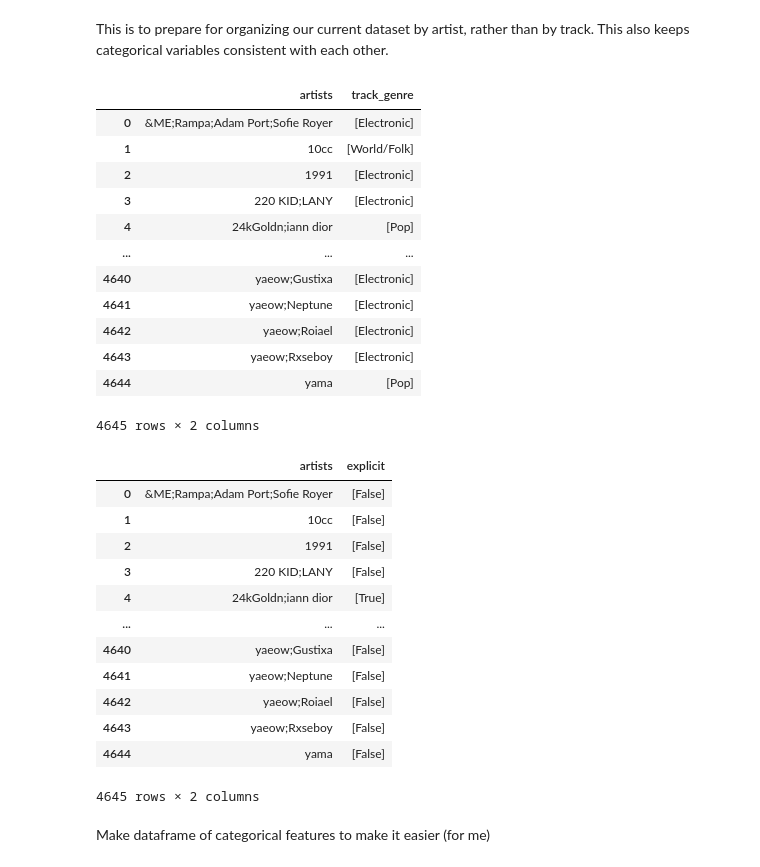
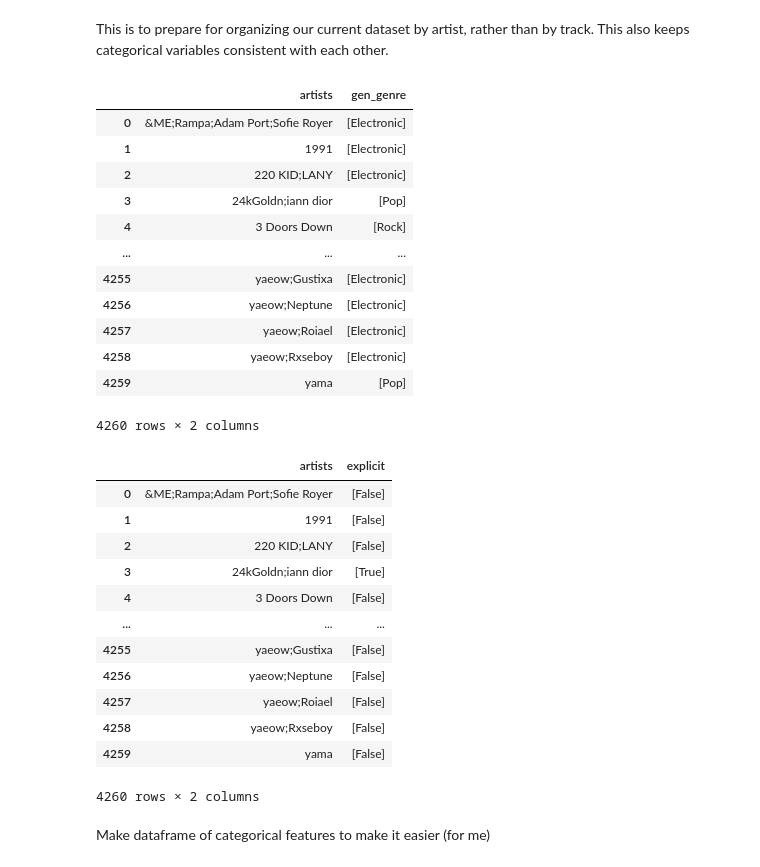
Before and after one commit to AnishJ9/Predicting-Tour-Partners-for-Songs-Using-Spotify-Dataset, a Jupyter notebook: EDA/scout_rachel_revised_advanced.ipynb, the cells around one changed output. Drawn from its saved outputs; the diff is of its cells as text; code cells hidden in the pictures.

Commit message:
Added Time filter and changed track_genre to gen_genre to allow closer genre inspection if later desired

```diff
--- a/EDA/scout_rachel_revised_advanced.ipynb
+++ b/EDA/scout_rachel_revised_advanced.ipynb
@@ -175,15 +176,7 @@ genre_mapping = {
 }
 
 # Apply the mapping
-data['track_genre'] = data['track_genre'].replace(genre_mapping)
+data['gen_genre'] = data['track_genre'].replace(genre_mapping)
-# %%
-data=data.dropna()
-data = data[data['popularity'] != 0]
-data['instrumentalness'] = np.log(data['instrumentalness'].replace(0, np.nan)).fillna(0)
-data['acousticness'] = np.log(data['acousticness'].replace(0, np.nan)).fillna(0)
-data['speechiness'] = np.log(data['speechiness'].replace(0, np.nan)).fillna(0)
-data['liveness'] = np.log(data['liveness'].replace(0, np.nan)).fillna(0)
-data['duration_ms'] = np.log(data['duration_ms'].replace(0, np.nan)).fillna(0)
 # %% [markdown]
 ## Rachel's Data Cleaning
 # %% [markdown]
@@ -196,7 +189,7 @@ data = data.drop(['duration_ms', 'key', 'loudness', 'mode', 'speechiness', 'live
 data = data[data['artist_popularity'] >= 50]
 
 #Drop Other/Misc
-data = data[data['track_genre'] != 'Other/Miscellaneous']
+data = data[data['gen_genre'] != 'Other/Miscellaneous']
 # %%
 data.info()
 # %% [output]
@@ -221,6 +214,25 @@ memory usage: 1.2+ MB
 ## Future Notes for Data Cleaning
 # %% [markdown]
 Futher data cleaning needs to be performed to ensure that the artist is alive and active. The artist's latest track's release date should be sometime within the last 20 years.
+# %%
+#Adjust for datetime and clean data
+def fill_missing_date_parts(date_string):
+    #try to parse the date as a full date
+    try:
+        return datetime.strptime(date_string, '%Y-%m-%d')
+    except ValueError:
+        try:
+            return datetime.strptime(date_string, '%Y').replace(month=1, day = 1)
+        except ValueError:
+            return None
+
+data['release_dates']=data['release_dates'].apply(fill_missing_date_parts)
+data["release_dates"] = pd.to_datetime(data["release_dates"])
+
+#Add 20 year cut off
+cutoff_date = datetime.now() - timedelta(days=20*365)
+most_recent_release = data.groupby('artists')['release_dates'].max()
+data = data[~data['artists'].isin(most_recent_release[most_recent_release <= cutoff_date].index)].copy()
 # %% [markdown]
 ## Organizing for New Dataframes
 # %% [markdown]
@@ -228,25 +240,25 @@ Futher data cleaning needs to be performed to ensure that the artist is alive an
 # %% [markdown]
 This is to prepare for organizing our current dataset by artist, rather than by track. This also keeps categorical variables consistent with each other.
 # %%
-artist_genres = data.groupby('artists')['track_genre'].agg(list).reset_index()
+artist_genres = data.groupby('artists')['gen_genre'].agg(list).reset_index()
 #Duplicate Removal and Sorting
-artist_genres['track_genre'] = artist_genres['track_genre'].apply(lambda x: sorted(list(set(x))))
+artist_genres['gen_genre'] = artist_genres['gen_genre'].apply(lambda x: sorted(list(set(x))))
 
 artist_genres
 # %% [output]
-|  | artists | track_genre |
+|  | artists | gen_genre |
 | 0 | &ME;Rampa;Adam Port;Sofie Royer | [Electronic] |
-| 1 | 10cc | [World/Folk] |
-| 2 | 1991 | [Electronic] |
-| 3 | 220 KID;LANY | [Electronic] |
-| 4 | 24kGoldn;iann dior | [Pop] |
+| 1 | 1991 | [Electronic] |
+| 2 | 220 KID;LANY | [Electronic] |
+| 3 | 24kGoldn;iann dior | [Pop] |
+| 4 | 3 Doors Down | [Rock] |
 | ... | ... | ... |
-| 4640 | yaeow;Gustixa | [Electronic] |
-| 4641 | yaeow;Neptune | [Electronic] |
-| 4642 | yaeow;Roiael | [Electronic] |
-| 4643 | yaeow;Rxseboy | [Electronic] |
-| 4644 | yama | [Pop] |
+| 4255 | yaeow;Gustixa | [Electronic] |
+| 4256 | yaeow;Neptune | [Electronic] |
+| 4257 | yaeow;Roiael | [Electronic] |
+| 4258 | yaeow;Rxseboy | [Electronic] |
+| 4259 | yama | [Pop] |
-4645 rows × 2 columns
+4260 rows × 2 columns
 # %%
 artist_explicit = data.groupby('artists')['explicit'].agg(list).reset_index()
 
@@ -257,17 +269,17 @@ artist_explicit
 # %% [output]
 |  | artists | explicit |
 | 0 | &ME;Rampa;Adam Port;Sofie Royer | [False] |
-| 1 | 10cc | [False] |
-| 2 | 1991 | [False] |
-| 3 | 220 KID;LANY | [False] |
-| 4 | 24kGoldn;iann dior | [True] |
+| 1 | 1991 | [False] |
+| 2 | 220 KID;LANY | [False] |
+| 3 | 24kGoldn;iann dior | [True] |
+| 4 | 3 Doors Down | [False] |
 | ... | ... | ... |
-| 4640 | yaeow;Gustixa | [False] |
-| 4641 | yaeow;Neptune | [False] |
-| 4642 | yaeow;Roiael | [False] |
-| 4643 | yaeow;Rxseboy | [False] |
-| 4644 | yama | [False] |
+| 4255 | yaeow;Gustixa | [False] |
+| 4256 | yaeow;Neptune | [False] |
+| 4257 | yaeow;Roiael | [False] |
+| 4258 | yaeow;Rxseboy | [False] |
+| 4259 | yama | [False] |
-4645 rows × 2 columns
+4260 rows × 2 columns
 # %% [markdown]
 Make dataframe of categorical features to make it easier (for me)
 # %%
```
Also changed, not shown: parts of 8 cells of this notebook.
